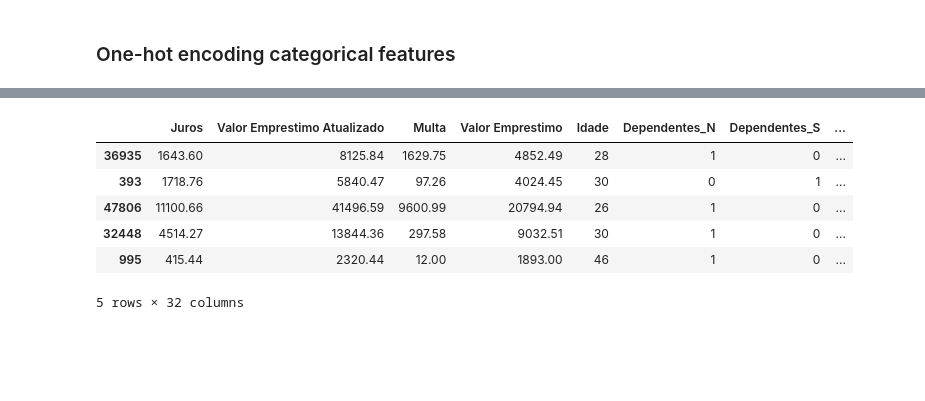
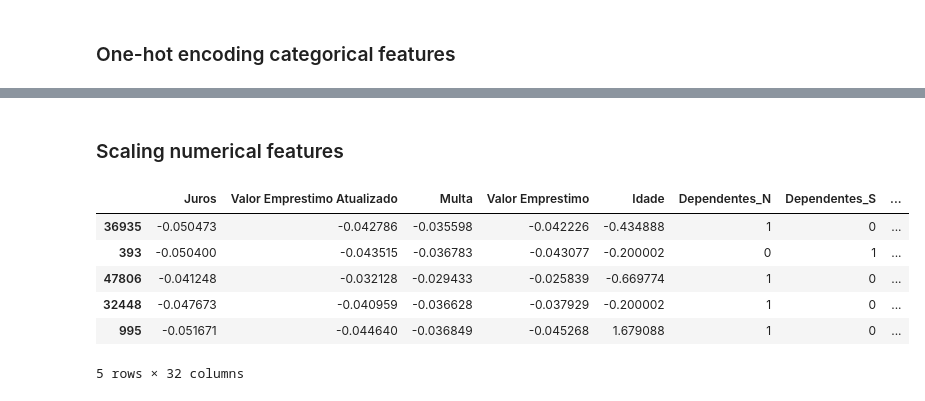
Before and after one commit to rrbarioni/credit-risk-analysis, a Jupyter notebook: src/credit_risk_analysis.ipynb, the cells around one changed output, grey strips where cells are left out. Drawn from its saved outputs; the diff is of its cells as text; code cells hidden in the pictures; blank space fills up the shorter version.

Commit message:
one-hot-encoding categorical and scaling numerical

```diff
--- a/src/credit_risk_analysis.ipynb
+++ b/src/credit_risk_analysis.ipynb
@@ -342,10 +352,15 @@ for col in cat_best:
-# %%
-X_train.head()
-# %% [output]
-|  | Juros | Valor Emprestimo Atualizado | Multa | Valor Emprestimo | Idade | Dependentes_N | Dependentes_S | ... |
-| 36935 | 1643.60 | 8125.84 | 1629.75 | 4852.49 | 28 | 1 | 0 | ... |
-| 393 | 1718.76 | 5840.47 | 97.26 | 4024.45 | 30 | 0 | 1 | ... |
-| 47806 | 11100.66 | 41496.59 | 9600.99 | 20794.94 | 26 | 1 | 0 | ... |
-| 32448 | 4514.27 | 13844.36 | 297.58 | 9032.51 | 30 | 1 | 0 | ... |
-| 995 | 415.44 | 2320.44 | 12.00 | 1893.00 | 46 | 1 | 0 | ... |
-5 rows × 32 columns
+# %% [markdown]
+### Scaling numerical features
+# %%
+X_train[num_best] = StandardScaler().fit_transform(X_train[num_best])
+X_test[num_best] = StandardScaler().fit_transform(X_test[num_best])
+
+X_train.head()
+# %% [output]
+|  | Juros | Valor Emprestimo Atualizado | Multa | Valor Emprestimo | Idade | Dependentes_N | Dependentes_S | ... |
+| 36935 | -0.050473 | -0.042786 | -0.035598 | -0.042226 | -0.434888 | 1 | 0 | ... |
+| 393 | -0.050400 | -0.043515 | -0.036783 | -0.043077 | -0.200002 | 0 | 1 | ... |
+| 47806 | -0.041248 | -0.032128 | -0.029433 | -0.025839 | -0.669774 | 1 | 0 | ... |
+| 32448 | -0.047673 | -0.040959 | -0.036628 | -0.037929 | -0.200002 | 1 | 0 | ... |
+| 995 | -0.051671 | -0.044640 | -0.036849 | -0.045268 | 1.679088 | 1 | 0 | ... |
+5 rows × 32 columns
```
Also changed, not shown: parts of 4 cells of this notebook.
